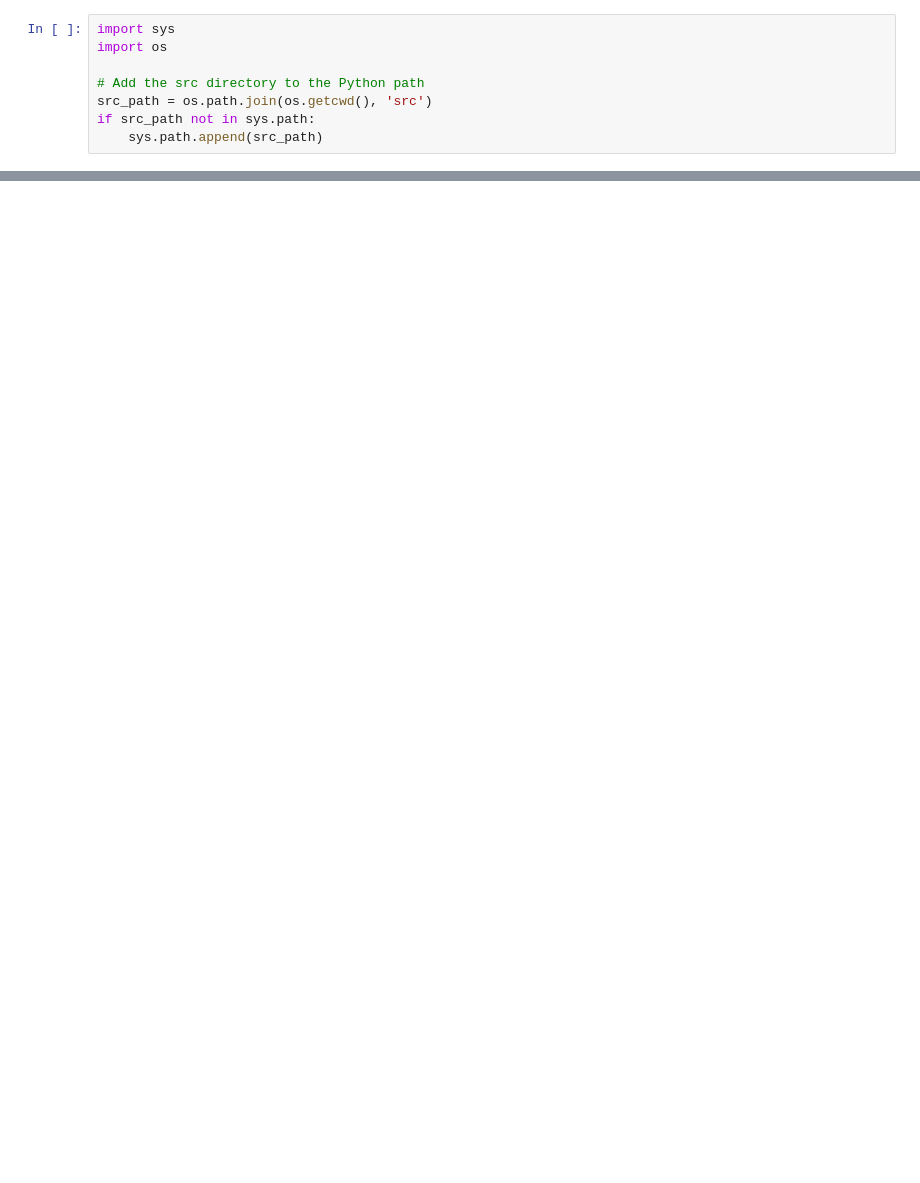
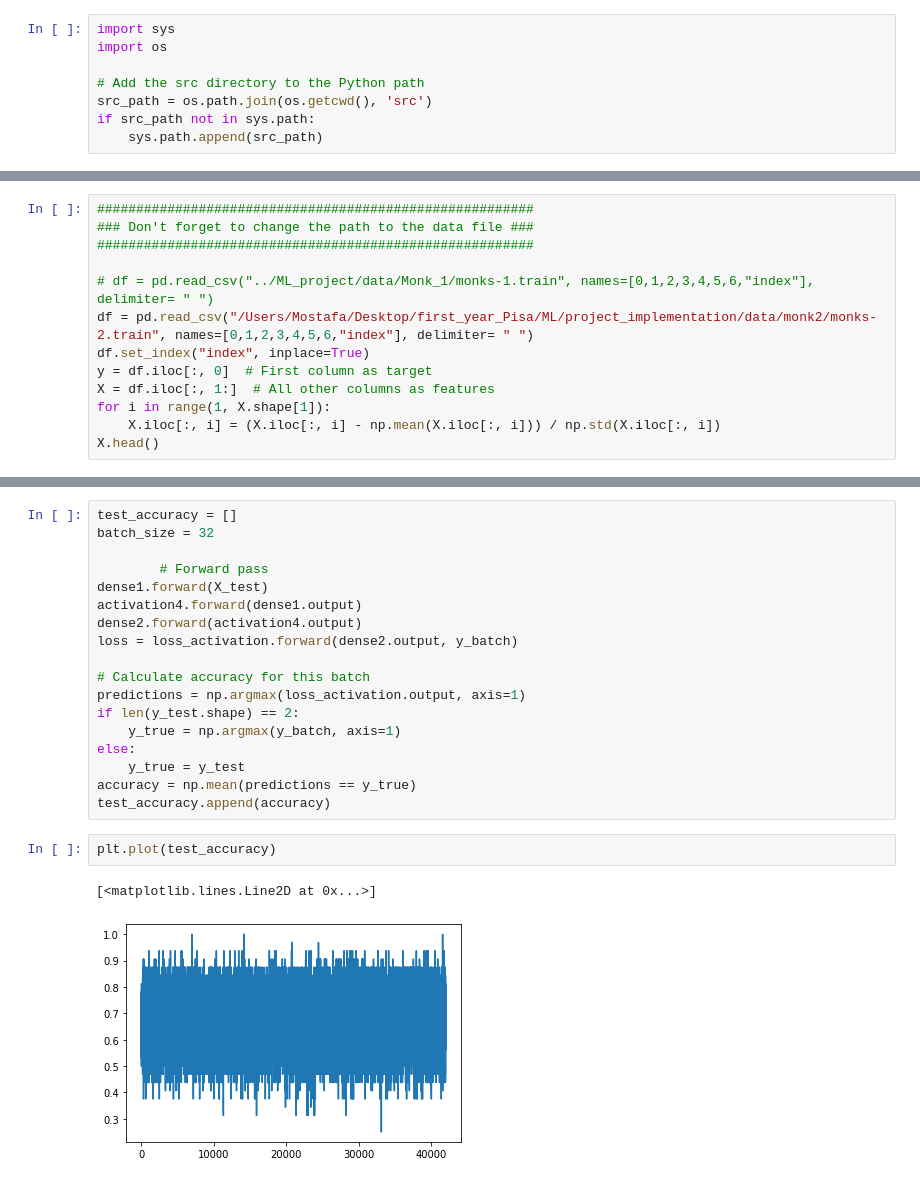
Before and after one commit to Mostafa772/ML_project, a Jupyter notebook: baseline.ipynb, the cells around one changed output, grey strips where cells are left out. Cells and saved outputs as stored; diff of their text form; blank space fills up the shorter version.

```diff
--- a/baseline.ipynb
+++ b/baseline.ipynb
@@ -13,0 +17,13 @@ from src.optimizers import *
+# %%
+########################################################
+### Don't forget to change the path to the data file ###
+########################################################
+
+# df = pd.read_csv("../ML_project/data/Monk_1/monks-1.train", names=[0,1,2,3,4,5,6,"index"], delimiter= " ")
+df = pd.read_csv("/Users/Mostafa/Desktop/first_year_Pisa/ML/project_implementation/data/monk2/monks-2.train", names=[0,1,2,3,4,5,6,"index"], delimiter= " ")
+df.set_index("index", inplace=True)
+y = df.iloc[:, 0]  # First column as target
+X = df.iloc[:, 1:]  # All other columns as features
+for i in range(1, X.shape[1]):
+    X.iloc[:, i] = (X.iloc[:, i] - np.mean(X.iloc[:, i])) / np.std(X.iloc[:, i])
+X.head()
@@ -366,0 +470,23 @@ epoch: 2900, acc: 1.000, loss: -0.000, learning_rate: 0.003
+# %%
+test_accuracy = []
+batch_size = 32
+
+        # Forward pass
+dense1.forward(X_test)
+activation4.forward(dense1.output)
+dense2.forward(activation4.output)
+loss = loss_activation.forward(dense2.output, y_batch)
+
+# Calculate accuracy for this batch
+predictions = np.argmax(loss_activation.output, axis=1)
+if len(y_test.shape) == 2:
+    y_true = np.argmax(y_batch, axis=1)
+else:
+    y_true = y_test
+accuracy = np.mean(predictions == y_true)
+test_accuracy.append(accuracy)
+# %%
+plt.plot(test_accuracy)
+# %% [output]
+[<matplotlib.lines.Line2D at 0x...>]
+[figure, added]
```
Also changed, not shown: parts of 16 cells of this notebook.
